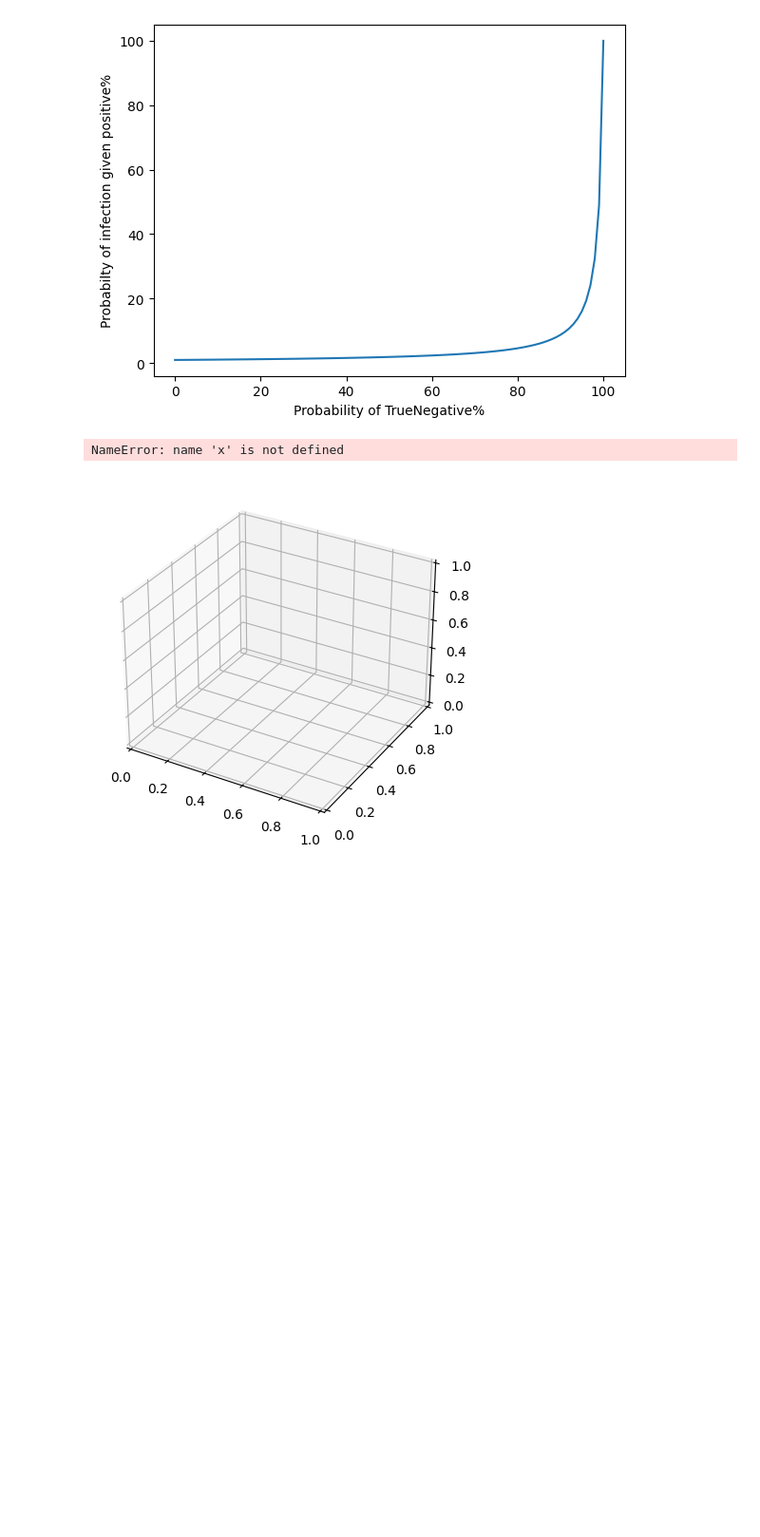
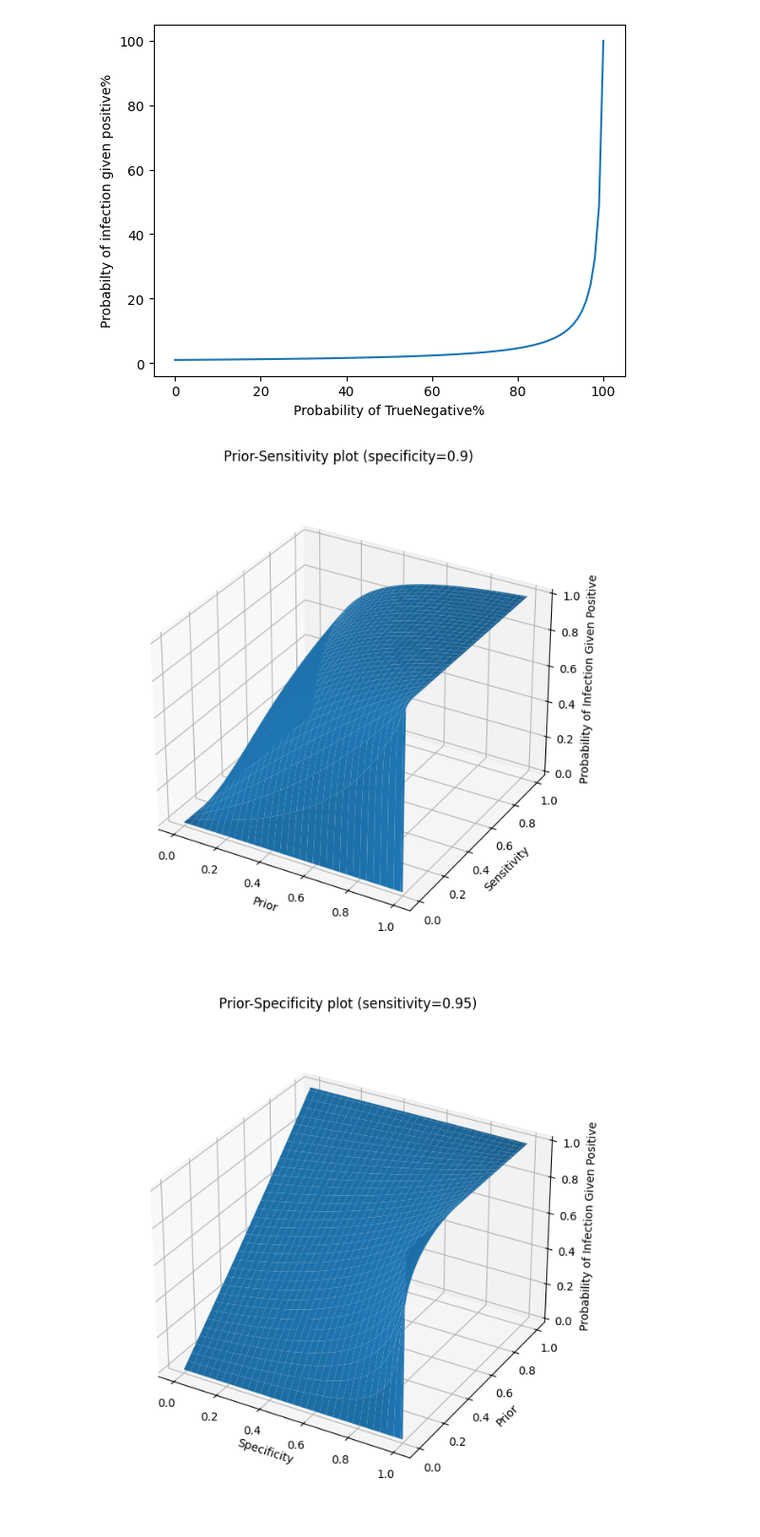
Before and after one commit to joshschnauber-rpi/Cognitive-Modeling-S26, a Jupyter notebook: hw2/hw2_6.ipynb, the cells around one changed output. Shown at 95% size. Saved outputs shown, nothing was run; the diff lists cells and outputs as text; code cells hidden in the pictures; blank space fills up the shorter version.

Commit message:
Added 3D plots

```diff
--- a/hw2/hw2_6.ipynb
+++ b/hw2/hw2_6.ipynb
@@ -64,32 +57,46 @@ plt.show()
 # %%
-
-#NO CLUE HOW TO LABEL, VERY CONFUSED
 
 X = Variable
 Y = Variable
-data = storing[:,:,int(quality*0.9)]
+# `plot_surface` expects `x` and `y` data to be 2D
+X, Y = np.meshgrid(X, Y)
 
-hf = plt.figure()
+
+# prior-sensitivity plot
+data = storing[:, :, indexOf(0.9)]
+hf = plt.figure(figsize=(10, 8))
 ha = hf.add_subplot(111, projection='3d')
+ha.set_title("Prior-Sensitivity plot (specificity=0.9)")
+ha.set_xlabel("Prior")
+ha.set_ylabel("Sensitivity")
+ha.set_zlabel("Probability of Infection Given Positive")
+ha.plot_surface(X, Y, data)
+ha.set_box_aspect(None, zoom=0.9)
+plt.show()
 
-X, Y = np.meshgrid(x, y)  # `plot_surface` expects `x` and `y` data to be 2D
+# prior-specificity plot
+data = storing[indexOf(0.95), :, :]
+hf = plt.figure(figsize=(10, 8))
+ha = hf.add_subplot(111, projection='3d')
+ha.set_title("Prior-Specificity plot (sensitivity=0.95)")
+ha.set_xlabel("Specificity")
+ha.set_ylabel("Prior")
+ha.set_zlabel("Probability of Infection Given Positive")
 ha.plot_surface(X, Y, data)
+ha.set_box_aspect(None, zoom=0.9)
+plt.show()
 
-data = storing[:,int(quality*0.01),:]
-
-hf = plt.figure()
+# sensitivity-specificity plot
+data = storing[:, indexOf(0.01), :]
+hf = plt.figure(figsize=(10, 8))
 ha = hf.add_subplot(111, projection='3d')
-
-X, Y = np.meshgrid(x, y)  # `plot_surface` expects `x` and `y` data to be 2D
+ha.set_title("Sensitivity-Specificity plot (prior=0.01)")
+ha.set_xlabel("Specificity")
+ha.set_ylabel("Sensitivity")
+ha.set_zlabel("Probability of Infection Given Positive")
 ha.plot_surface(X, Y, data)
-
-data = storing[int(quality*0.95),:,:]
-
-hf = plt.figure()
-ha = hf.add_subplot(111, projection='3d')
-
-X, Y = np.meshgrid(x, y)  # `plot_surface` expects `x` and `y` data to be 2D
-ha.plot_surface(X, Y, data)
+ha.set_box_aspect(None, zoom=0.9)
+plt.show()
 # %% [output]
-NameError: name 'x' is not defined
-[figure, old version]
+[figure, new version]
+[figure, added]
```
Also changed, not shown: parts of 3 cells of this notebook.
